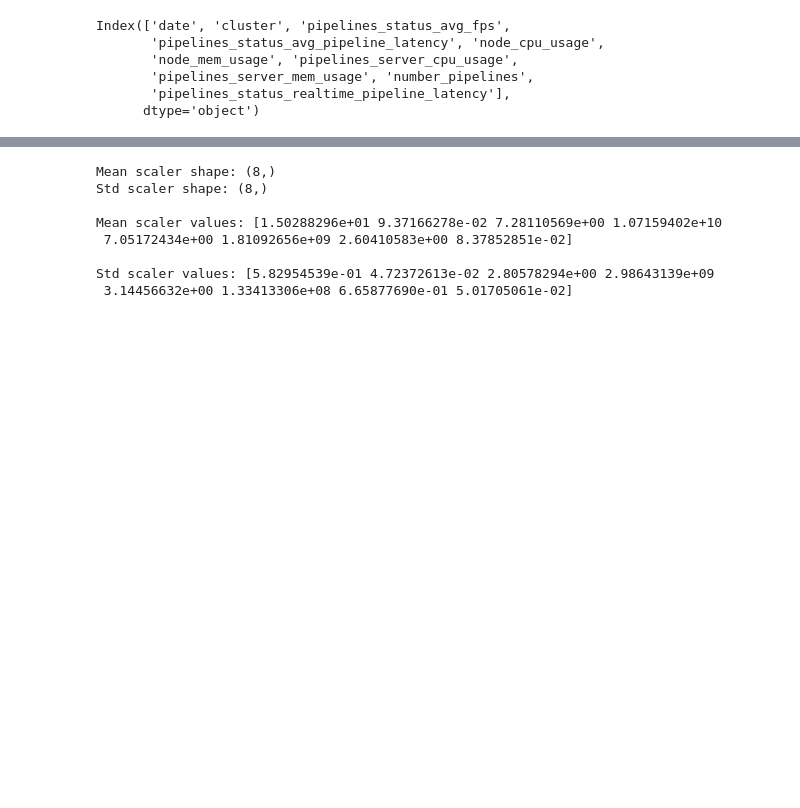
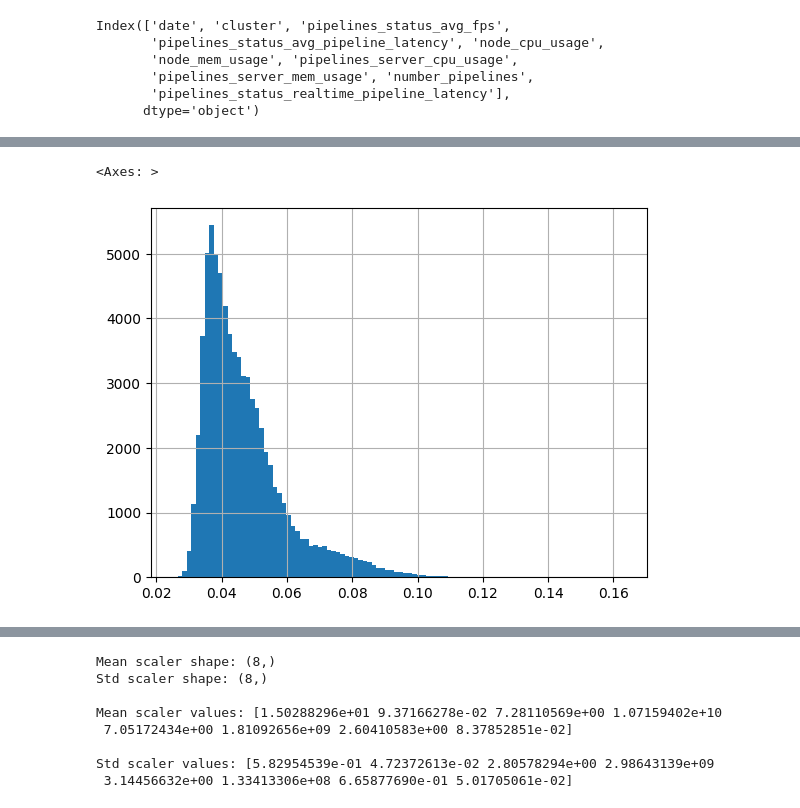
Before and after one commit to ProtossGP32/Time-Series-Library, a Jupyter notebook: result_analysis/migrations_analysis.ipynb, the cells around one changed output, grey strips where cells are left out. Drawn from its saved outputs; the diff is of its cells as text; code cells hidden in the pictures; blank space fills up the shorter version.

```diff
--- a/result_analysis/migrations_analysis.ipynb
+++ b/result_analysis/migrations_analysis.ipynb
@@ -552,0 +628,5 @@ Name: pipelines_status_realtime_pipeline_latency, dtype: float64
+# %%
+df['date']=pd.to_datetime(df['date'])
+df['date']=df['date']+ pd.Timedelta(hours=2)
+print(min(df["date"]))
+print(max(df["date"]))
@@ -552,0 +971,5 @@ Name: pipelines_status_realtime_pipeline_latency, dtype: float64
+# %%
+df[df['cluster']=='fd7816db-7948-4602-af7a-1d51900792a7'].pipelines_status_realtime_pipeline_latency.hist(bins=100)
+# %% [output]
+<Axes: >
+[figure, added]
```
Also changed, not shown: parts of 18 cells of this notebook, 1 other file.
